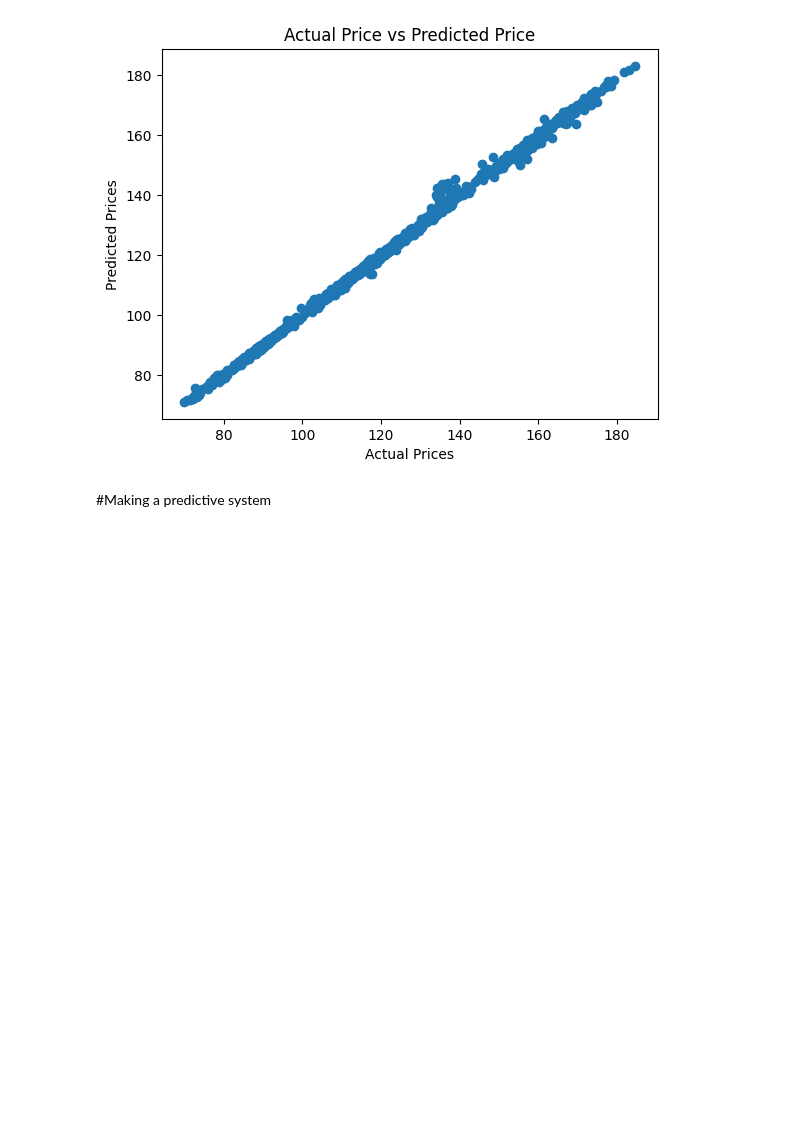
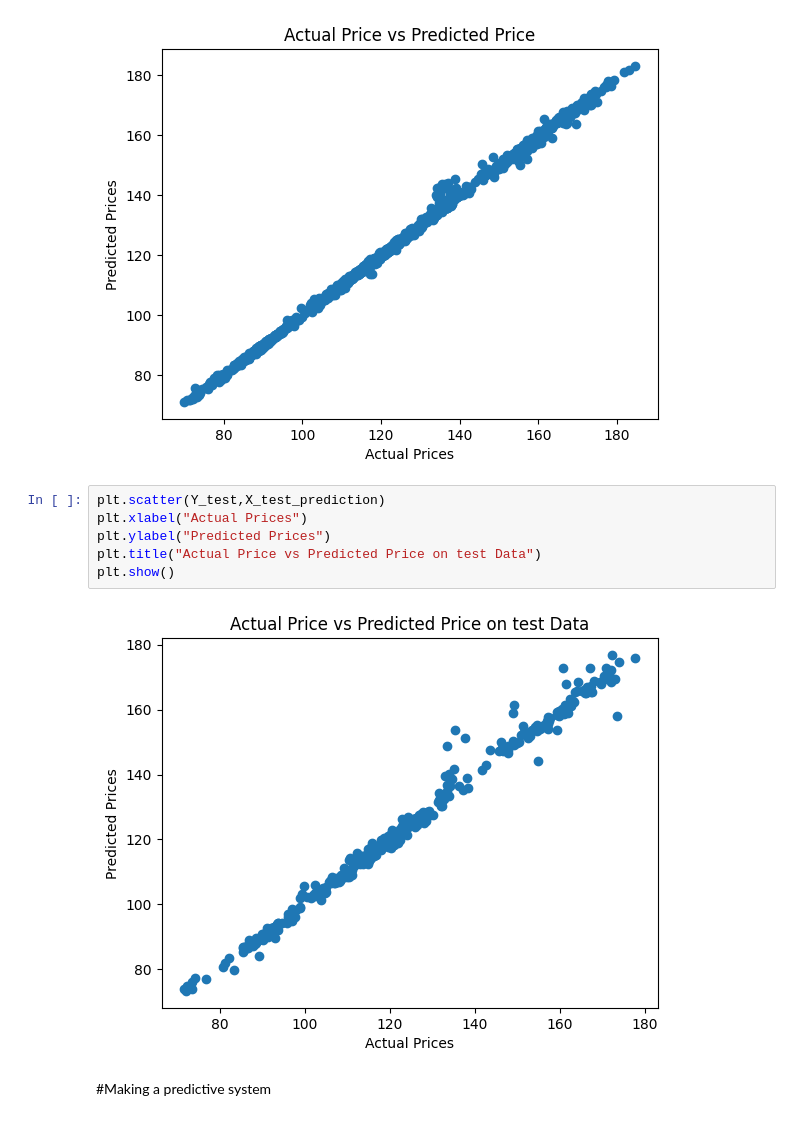
Before and after one commit to hkumi/Be12pp-simulation, a Jupyter notebook: Project_8_Gold_Prediction.ipynb, the cells around one changed output. Drawn from its saved outputs; the diff is of its cells as text; blank space fills up the shorter version.

```diff
--- a/Project_8_Gold_Prediction.ipynb
+++ b/Project_8_Gold_Prediction.ipynb
@@ -166,6 +166,14 @@ plt.title("Actual Price vs Predicted Price")
 plt.show()
 # %% [output]
 [figure]
+# %%
+plt.scatter(Y_test,X_test_prediction)
+plt.xlabel("Actual Prices")
+plt.ylabel("Predicted Prices")
+plt.title("Actual Price vs Predicted Price on test Data")
+plt.show()
+# %% [output]
+[figure, added]
 # %% [markdown]
 #Making a predictive system
 # %%
```
